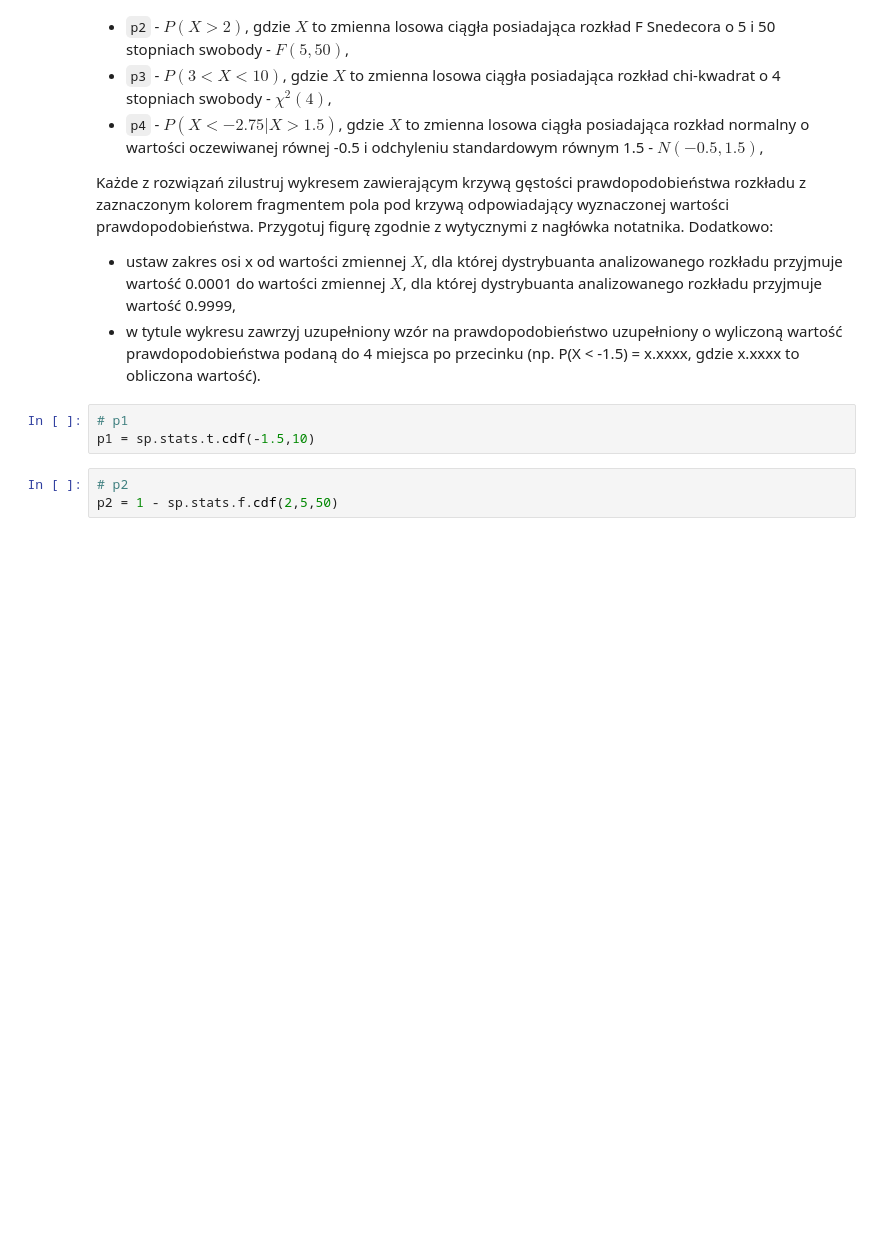
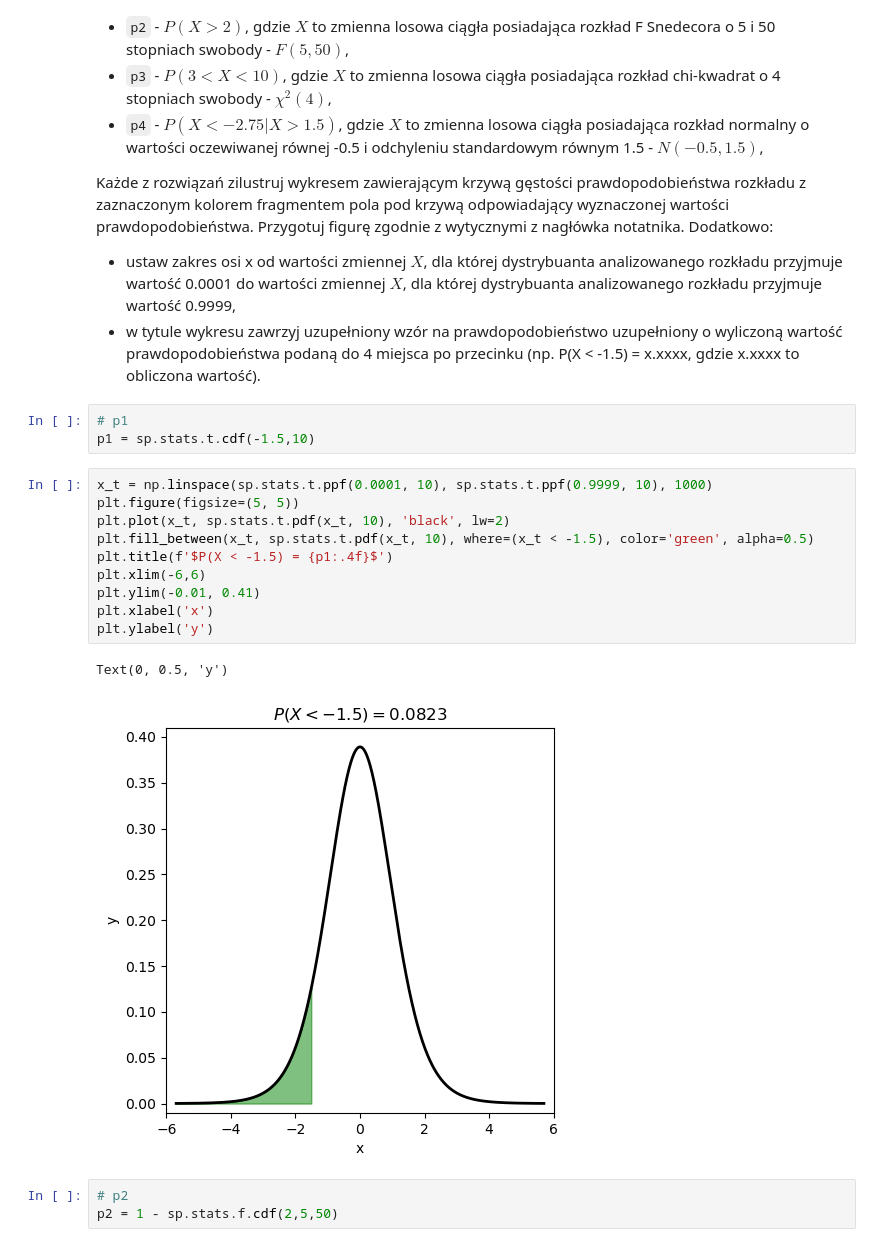
Before and after one commit to kubanskan/AGHCourse-DataAnalysisPython, a Jupyter notebook: Project4/ZZ04_CZ01.ipynb, the cells around one changed output. Cells and saved outputs as stored; diff of their text form; blank space fills up the shorter version.

```diff
--- a/Project4/ZZ04_CZ01.ipynb
+++ b/Project4/ZZ04_CZ01.ipynb
@@ -166,6 +166,19 @@ Każde z rozwiązań zilustruj wykresem zawierającym krzywą gęstości prawdop
 # %%
 # p1
 p1 = sp.stats.t.cdf(-1.5,10)
+# %%
+x_t = np.linspace(sp.stats.t.ppf(0.0001, 10), sp.stats.t.ppf(0.9999, 10), 1000)
+plt.figure(figsize=(5, 5))
+plt.plot(x_t, sp.stats.t.pdf(x_t, 10), 'black', lw=2)
+plt.fill_between(x_t, sp.stats.t.pdf(x_t, 10), where=(x_t < -1.5), color='green', alpha=0.5)
+plt.title(f'$P(X < -1.5) = {p1:.4f}$')
+plt.xlim(-6,6)
+plt.ylim(-0.01, 0.41)
+plt.xlabel('x')
+plt.ylabel('y')
+# %% [output]
+Text(0, 0.5, 'y')
+[figure, added]
 # %%
 # p2
 p2 = 1 - sp.stats.f.cdf(2,5,50)
```
Also changed, not shown: parts of 5 cells of this notebook.
